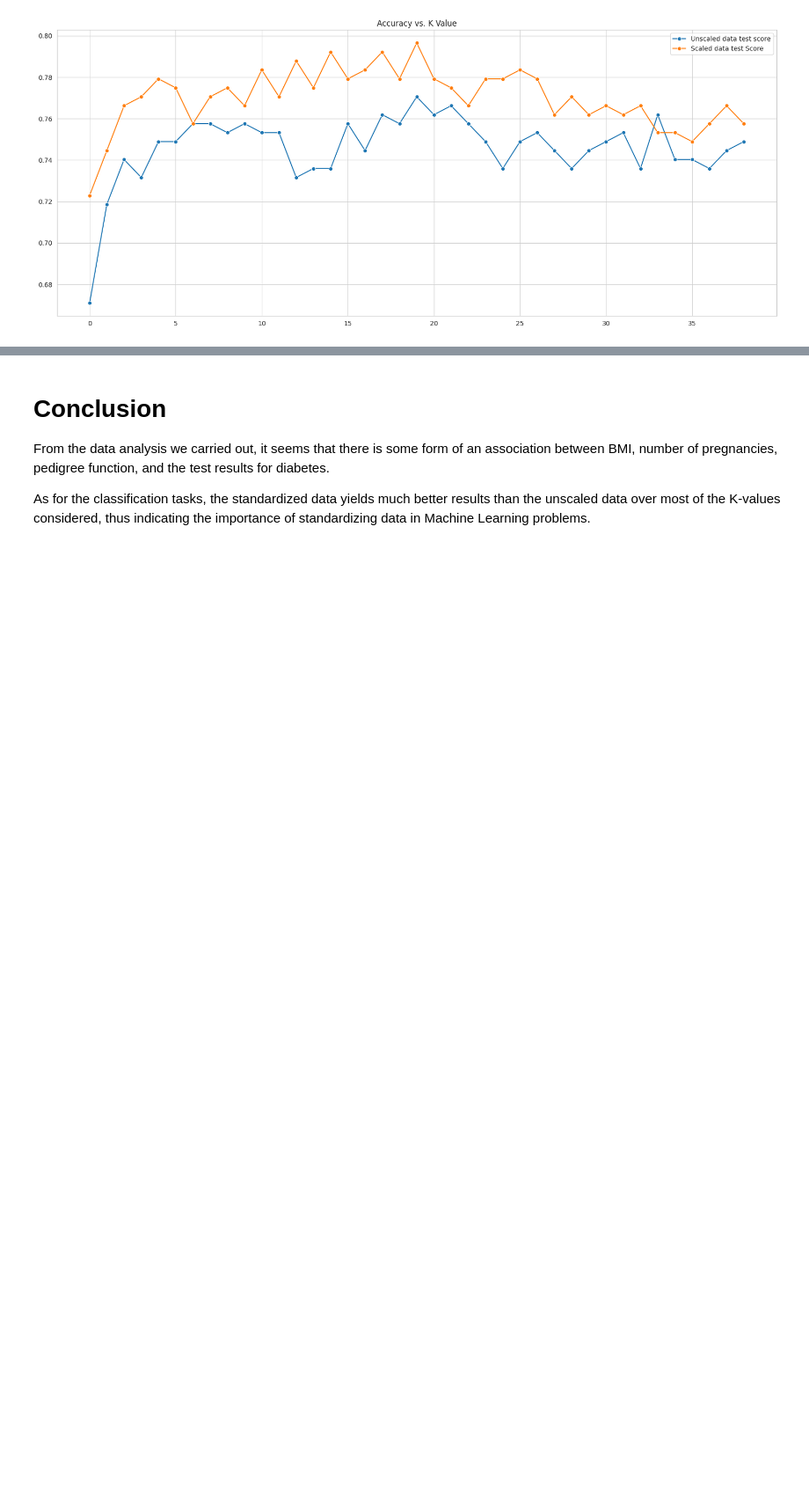
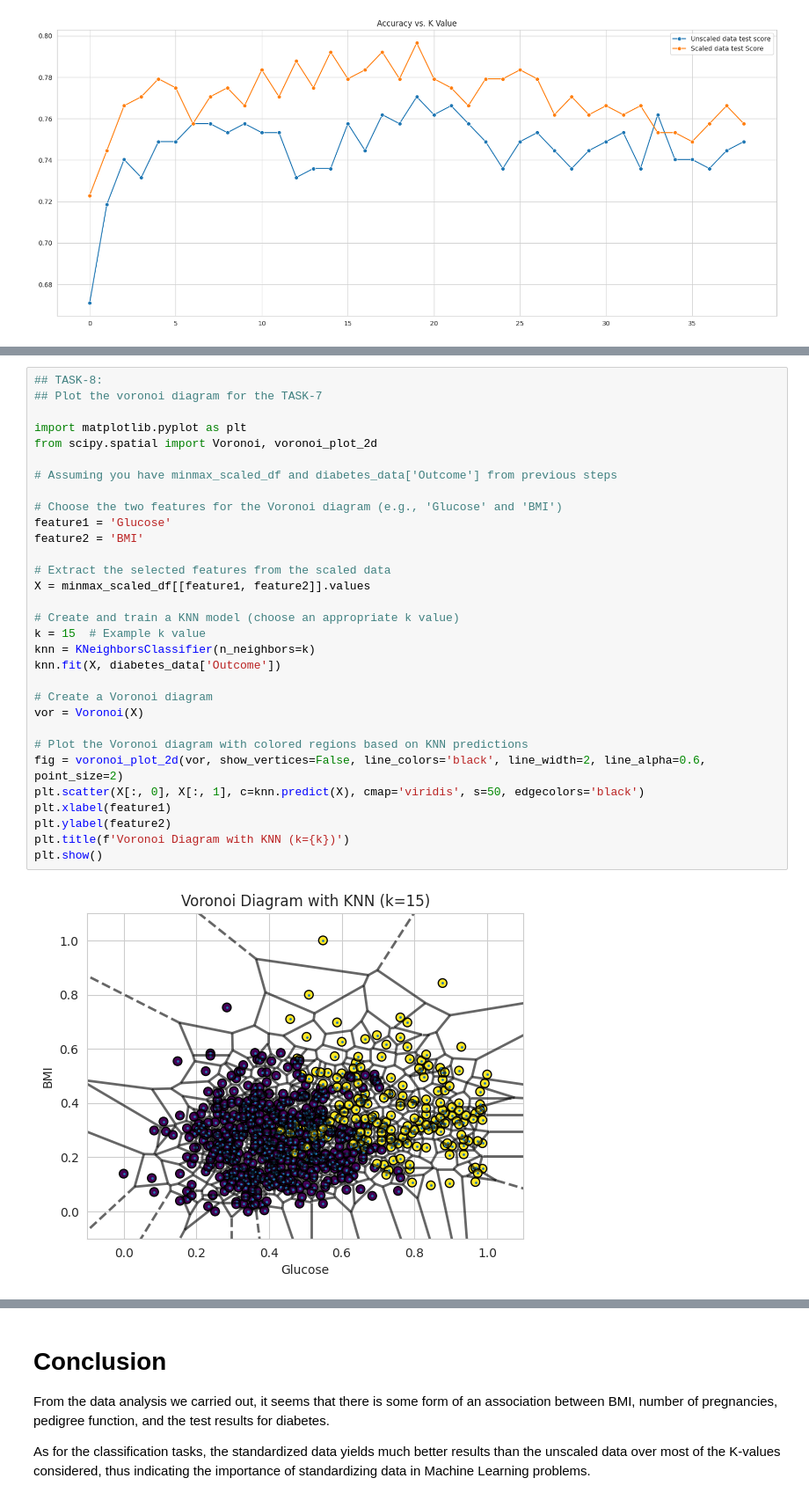
Before and after one commit to Gnanasree12/iiit_project_and_lab, a Jupyter notebook: AIML_Module_3_project.ipynb, the cells around one changed output, grey strips where cells are left out. Shown at 88% size. Cells and saved outputs as stored; diff of their text form; blank space fills up the shorter version.

```diff
--- a/AIML_Module_3_project.ipynb
+++ b/AIML_Module_3_project.ipynb
@@ -499,0 +518,33 @@ sns.lineplot(scaled_test_scores,marker='o',label='Scaled data test Score')
+# %%
+## TASK-8:
+## Plot the voronoi diagram for the TASK-7
+
+import matplotlib.pyplot as plt
+from scipy.spatial import Voronoi, voronoi_plot_2d
+
+# Assuming you have minmax_scaled_df and diabetes_data['Outcome'] from previous steps
+
+# Choose the two features for the Voronoi diagram (e.g., 'Glucose' and 'BMI')
+feature1 = 'Glucose'
+feature2 = 'BMI'
+
+# Extract the selected features from the scaled data
+X = minmax_scaled_df[[feature1, feature2]].values
+
+# Create and train a KNN model (choose an appropriate k value)
+k = 15  # Example k value
+knn = KNeighborsClassifier(n_neighbors=k)
+knn.fit(X, diabetes_data['Outcome'])
+
+# Create a Voronoi diagram
+vor = Voronoi(X)
+
+# Plot the Voronoi diagram with colored regions based on KNN predictions
+fig = voronoi_plot_2d(vor, show_vertices=False, line_colors='black', line_width=2, line_alpha=0.6, point_size=2)
+plt.scatter(X[:, 0], X[:, 1], c=knn.predict(X), cmap='viridis', s=50, edgecolors='black')
+plt.xlabel(feature1)
+plt.ylabel(feature2)
+plt.title(f'Voronoi Diagram with KNN (k={k})')
+plt.show()
+# %% [output]
+[figure, added]
```
Also changed, not shown: parts of 5 cells of this notebook.
